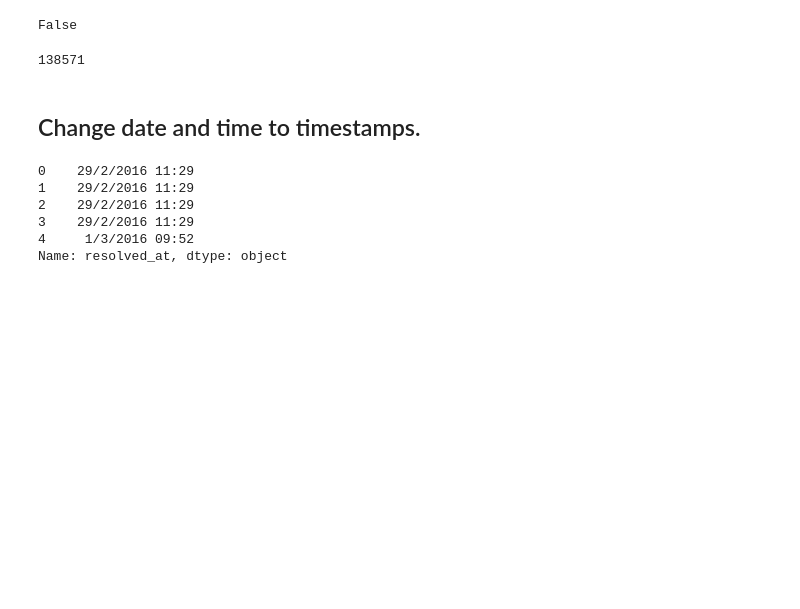
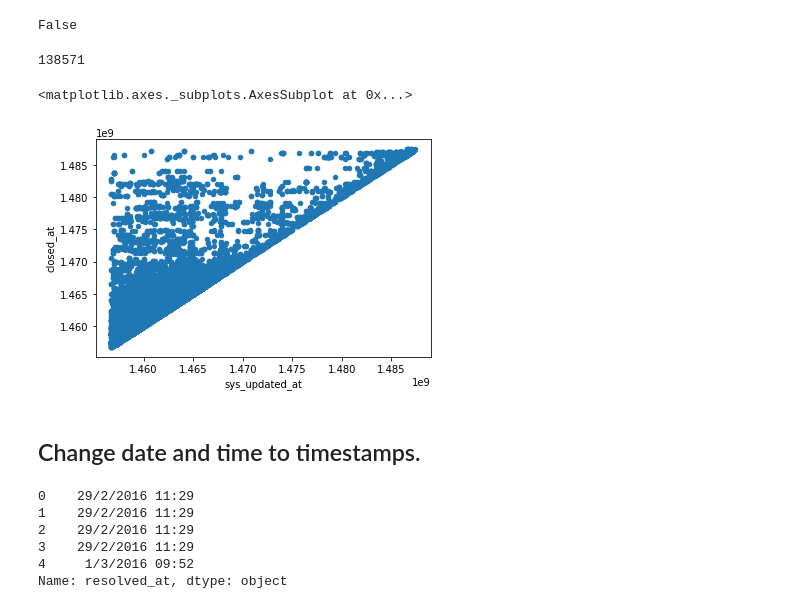
Before and after one commit to unclestay/ESILV---Python-for-data-analysis---devoir-2020, a Jupyter notebook: project.ipynb, the cells around one changed output. Cells and saved outputs as stored; diff of their text form; code cells hidden in the pictures; blank space fills up the shorter version.

```diff
--- a/project.ipynb
+++ b/project.ipynb
@@ -263,3 +307,8 @@ len(df2)
+# %%
+df2.plot.scatter(x="sys_updated_at",y="closed_at")
+# %% [output]
+<matplotlib.axes._subplots.AxesSubplot at 0x...>
+[figure, added]
 # %% [markdown]
 ## Change date and time to timestamps.
 # %%
```
Also changed, not shown: parts of 27 cells of this notebook.
